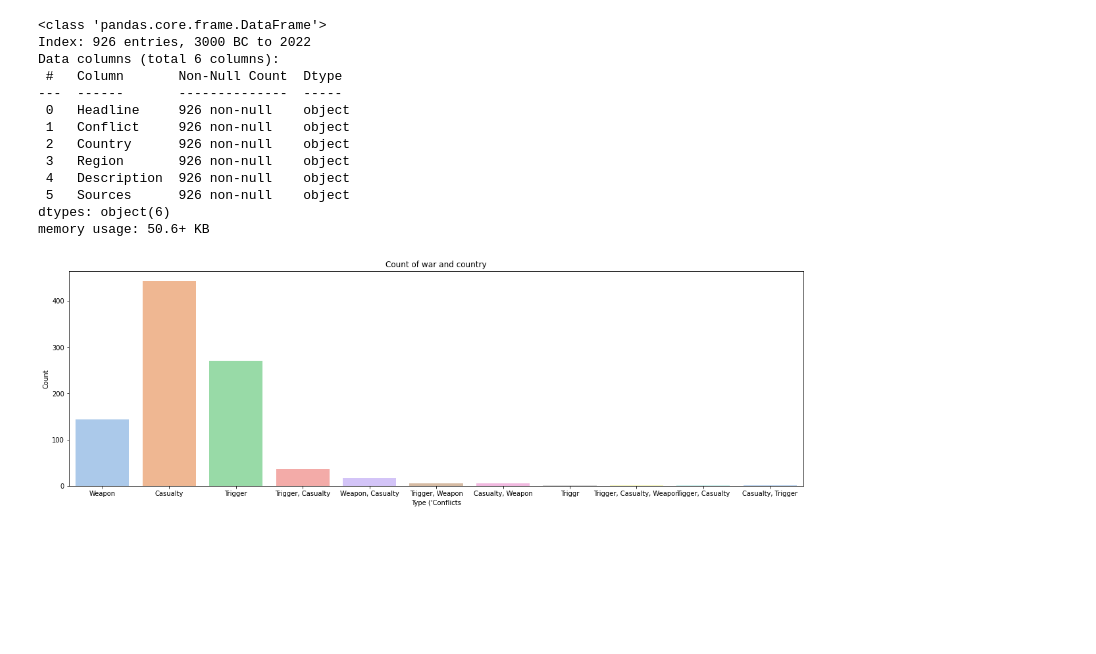
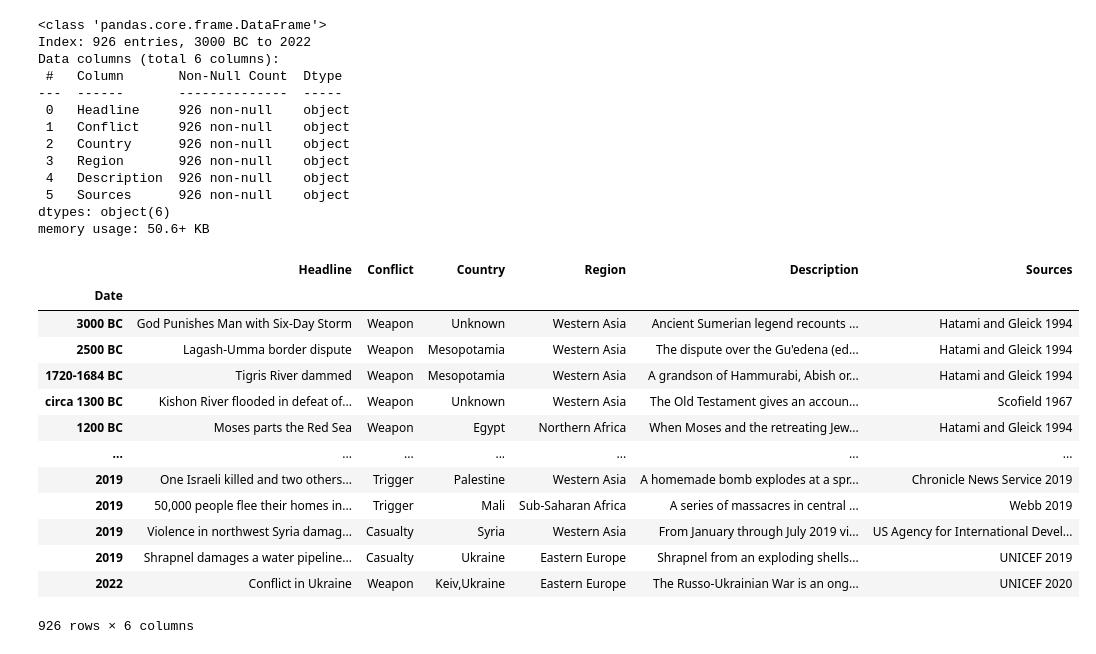
Before and after one commit to nrp1284/war_conflicts, a Jupyter notebook: war_conflicts.ipynb, the cells around one changed output. Saved outputs shown, nothing was run; the diff lists cells and outputs as text; code cells hidden in the pictures; blank space fills up the shorter version.

```diff
--- a/war_conflicts.ipynb
+++ b/war_conflicts.ipynb
@@ -48,9 +47,22 @@ import seaborn as sns
-# %%
-plt.figure(figsize=(20,6))
-g = sns.countplot(war_df.Conflict, palette="pastel");
-plt.title("Count of war and country")
-plt.xlabel("Type ('Conflicts")
-plt.ylabel("Count")
-plt.show()
-# %% [output]
-[figure, removed]
+# %%
+# drop null rows
+no_null_war_df = war_df.dropna(how='any')
+
+
+
+no_null_war_df
+# %% [output]
+|  | Headline | Conflict | Country | Region | Description | Sources |
+| Date |  |  |  |  |  |  |
+| 3000 BC | God Punishes Man with Six-Day Storm | Weapon | Unknown | Western Asia | Ancient Sumerian legend recounts ... | Hatami and Gleick 1994 |
+| 2500 BC | Lagash-Umma border dispute | Weapon | Mesopotamia | Western Asia | The dispute over the Gu'edena (ed... | Hatami and Gleick 1994 |
+| 1720-1684 BC | Tigris River dammed | Weapon | Mesopotamia | Western Asia | A grandson of Hammurabi, Abish or... | Hatami and Gleick 1994 |
+| circa 1300 BC | Kishon River flooded in defeat of... | Weapon | Unknown | Western Asia | The Old Testament gives an accoun... | Scofield 1967 |
+| 1200 BC | Moses parts the Red Sea | Weapon | Egypt | Northern Africa | When Moses and the retreating Jew... | Hatami and Gleick 1994 |
+| ... | ... | ... | ... | ... | ... | ... |
+| 2019 | One Israeli killed and two others... | Trigger | Palestine | Western Asia | A homemade bomb explodes at a spr... | Chronicle News Service 2019 |
+| 2019 | 50,000 people flee their homes in... | Trigger | Mali | Sub-Saharan Africa | A series of massacres in central ... | Webb 2019 |
+| 2019 | Violence in northwest Syria damag... | Casualty | Syria | Western Asia | From January through July 2019 vi... | US Agency for International Devel... |
+| 2019 | Shrapnel damages a water pipeline... | Casualty | Ukraine | Eastern Europe | Shrapnel from an exploding shells... | UNICEF 2019 |
+| 2022 | Conflict in Ukraine | Weapon | Keiv,Ukraine | Eastern Europe | The Russo-Ukrainian War is an ong... | UNICEF 2020 |
+926 rows × 6 columns
```
Also changed, not shown: parts of 7 cells of this notebook.
